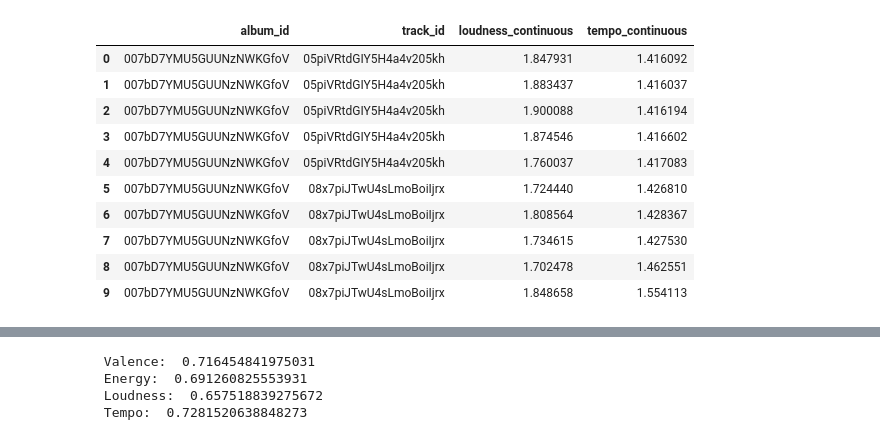
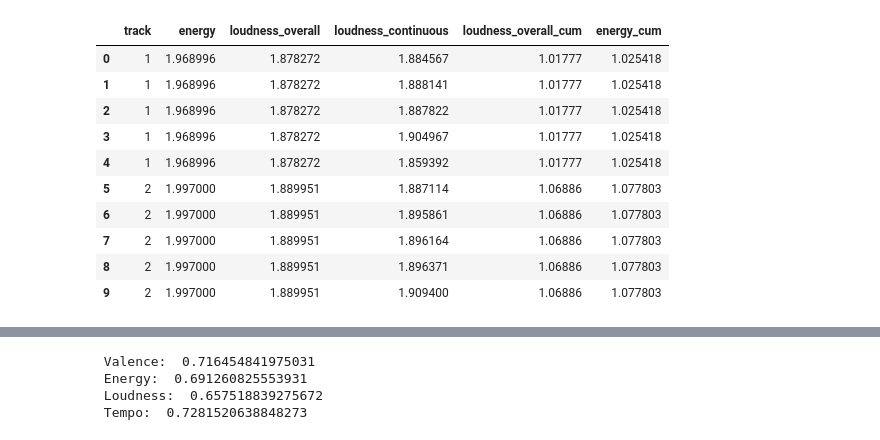
Before and after one commit to pasoneto/doc_suomi, a Jupyter notebook: code/analysis/lstm_eval.ipynb, the cells around one changed output, grey strips where cells are left out. Saved outputs shown, nothing was run; the diff lists cells and outputs as text; code cells hidden in the pictures.

```diff
--- a/code/analysis/lstm_eval.ipynb
+++ b/code/analysis/lstm_eval.ipynb
@@ -22,22 +28,28 @@ All tracks in the dataset have 5 non-overlapping time windows. In the original [
 # %%
-# base = pd.read_csv('/home/pasoneto/Documents/github/doc_suomi/data/lstm/lstm.csv')
+base = pd.read_csv('/home/pasoneto/Documents/github/doc_suomi/data/lstm/lstm.csv')
 
-# le = preprocessing.LabelEncoder()
-# base['valence_cat'] = le.fit_transform(base['valence_cat'])
-# base['energy_cat'] = le.fit_transform(base['energy_cat'])
-# base['loudness_cat'] = le.fit_transform(base['loudness_cat'])
-# base['tempo_cat'] = le.fit_transform(base['tempo_cat'])
+le = preprocessing.LabelEncoder()
+base['valence_cat'] = le.fit_transform(base['valence_cat'])
+base['energy_cat'] = le.fit_transform(base['energy_cat'])
+base['loudness_cat'] = le.fit_transform(base['loudness_cat'])
+base['tempo_cat'] = le.fit_transform(base['tempo_cat'])
 
-base.head(10)[['album_id', 'track_id', 'loudness_continuous', 'tempo_continuous']]
+base = splitter(base, "album_id")
+for i in base:
+    i.reset_index(drop = True, inplace = True)
-# %% [output]
-|  | album_id | track_id | loudness_continuous | tempo_continuous |
-| 0 | 007bD7YMU5GUUNzNWKGfoV | 05piVRtdGIY5H4a4v205kh | 1.847931 | 1.416092 |
-| 1 | 007bD7YMU5GUUNzNWKGfoV | 05piVRtdGIY5H4a4v205kh | 1.883437 | 1.416037 |
-| 2 | 007bD7YMU5GUUNzNWKGfoV | 05piVRtdGIY5H4a4v205kh | 1.900088 | 1.416194 |
-| 3 | 007bD7YMU5GUUNzNWKGfoV | 05piVRtdGIY5H4a4v205kh | 1.874546 | 1.416602 |
-| 4 | 007bD7YMU5GUUNzNWKGfoV | 05piVRtdGIY5H4a4v205kh | 1.760037 | 1.417083 |
-| 5 | 007bD7YMU5GUUNzNWKGfoV | 08x7piJTwU4sLmoBoiIjrx | 1.724440 | 1.426810 |
-| 6 | 007bD7YMU5GUUNzNWKGfoV | 08x7piJTwU4sLmoBoiIjrx | 1.808564 | 1.428367 |
-| 7 | 007bD7YMU5GUUNzNWKGfoV | 08x7piJTwU4sLmoBoiIjrx | 1.734615 | 1.427530 |
-| 8 | 007bD7YMU5GUUNzNWKGfoV | 08x7piJTwU4sLmoBoiIjrx | 1.702478 | 1.462551 |
-| 9 | 007bD7YMU5GUUNzNWKGfoV | 08x7piJTwU4sLmoBoiIjrx | 1.848658 | 1.554113 |
+# %%
+oi = base[1].head(10)
+oi = oi.assign(track = [1, 1, 1, 1, 1, 2, 2, 2, 2, 2], inplace = True)[['track', 'energy', 'loudness_overall', 'loudness_continuous', 'loudness_overall_cum', 'energy_cum']]
+oi
+# %% [output]
+|  | track | energy | loudness_overall | loudness_continuous | loudness_overall_cum | energy_cum |
+| 0 | 1 | 1.968996 | 1.878272 | 1.884567 | 1.01777 | 1.025418 |
+| 1 | 1 | 1.968996 | 1.878272 | 1.888141 | 1.01777 | 1.025418 |
+| 2 | 1 | 1.968996 | 1.878272 | 1.887822 | 1.01777 | 1.025418 |
+| 3 | 1 | 1.968996 | 1.878272 | 1.904967 | 1.01777 | 1.025418 |
+| 4 | 1 | 1.968996 | 1.878272 | 1.859392 | 1.01777 | 1.025418 |
+| 5 | 2 | 1.997000 | 1.889951 | 1.887114 | 1.06886 | 1.077803 |
+| 6 | 2 | 1.997000 | 1.889951 | 1.895861 | 1.06886 | 1.077803 |
+| 7 | 2 | 1.997000 | 1.889951 | 1.896164 | 1.06886 | 1.077803 |
+| 8 | 2 | 1.997000 | 1.889951 | 1.896371 | 1.06886 | 1.077803 |
+| 9 | 2 | 1.997000 | 1.889951 | 1.909400 | 1.06886 | 1.077803 |
```
Also changed, not shown: parts of 13 cells of this notebook, 7 other files.
